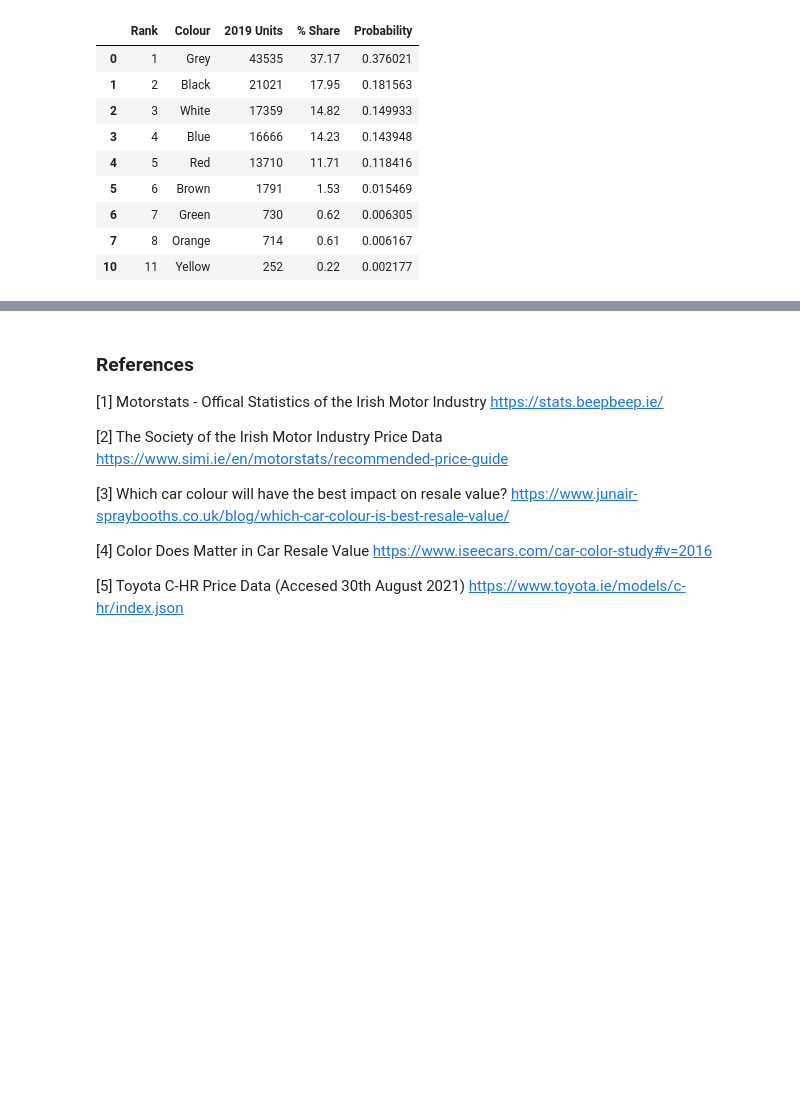
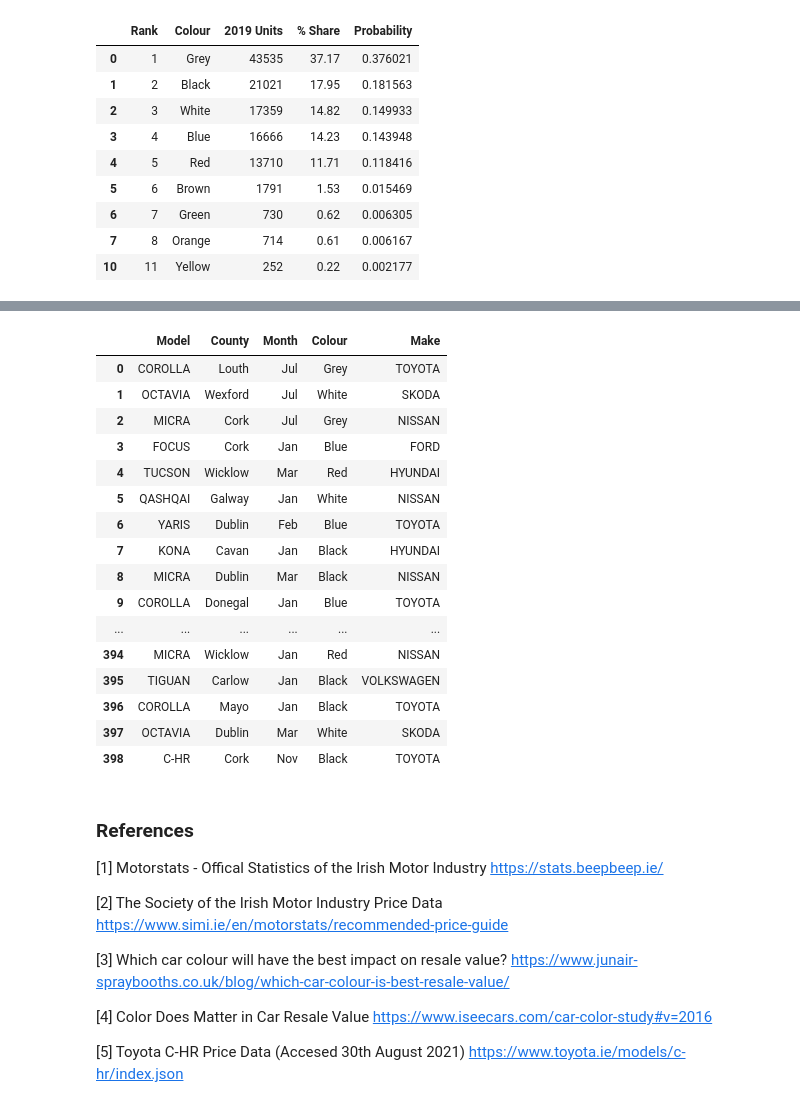
Before and after one commit to danielmccallion/Programming_for_Data_Analysis-Project, a Jupyter notebook: Project.ipynb, the cells around one changed output, grey strips where cells are left out. Saved outputs shown, nothing was run; the diff lists cells and outputs as text; code cells hidden in the pictures; blank space fills up the shorter version.

```diff
--- a/Project.ipynb
+++ b/Project.ipynb
@@ -703,3 +704,37 @@ plt.title("Irish Car Sales by Colour  Simulated", size=22)
+# %%
+# Lists to hold values while iterating the dataset for appending as new columns after
+simulated_make_list = []
+simulated_price_list = []
+simulated_deprecation_list = []
+# %%
+# Iterate dataframe to tie Make to Model as well as Price to Make
+for index, row in car_simulated_df.iterrows():
+    # Get the value for the car model
+    car_make = row["Model"]
+    # Get the matching make for the model from the earlier dataset
+    simulated_make_list.append(car_model_sales_df[car_model_sales_df["Model"] == car_make]["Make"].iloc[0])
+# %%
+# Append the car make data to the dataset and print it
+car_simulated_df["Make"] = simulated_make_list
+car_simulated_df
+# %% [output]
+|  | Model | County | Month | Colour | Make |
+| 0 | COROLLA | Louth | Jul | Grey | TOYOTA |
+| 1 | OCTAVIA | Wexford | Jul | White | SKODA |
+| 2 | MICRA | Cork | Jul | Grey | NISSAN |
+| 3 | FOCUS | Cork | Jan | Blue | FORD |
+| 4 | TUCSON | Wicklow | Mar | Red | HYUNDAI |
+| 5 | QASHQAI | Galway | Jan | White | NISSAN |
+| 6 | YARIS | Dublin | Feb | Blue | TOYOTA |
+| 7 | KONA | Cavan | Jan | Black | HYUNDAI |
+| 8 | MICRA | Dublin | Mar | Black | NISSAN |
+| 9 | COROLLA | Donegal | Jan | Blue | TOYOTA |
+| ... | ... | ... | ... | ... | ... |
+| 394 | MICRA | Wicklow | Jan | Red | NISSAN |
+| 395 | TIGUAN | Carlow | Jan | Black | VOLKSWAGEN |
+| 396 | COROLLA | Mayo | Jan | Black | TOYOTA |
+| 397 | OCTAVIA | Dublin | Mar | White | SKODA |
+| 398 | C-HR | Cork | Nov | Black | TOYOTA |
 # %% [markdown]
 ### References
 [1] Motorstats - Offical Statistics of the Irish Motor Industry
```
Also changed, not shown: parts of 14 cells of this notebook.
